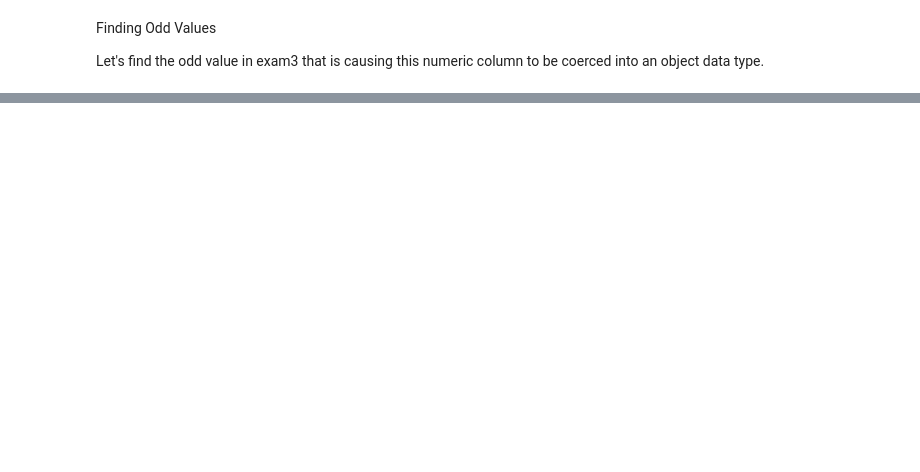
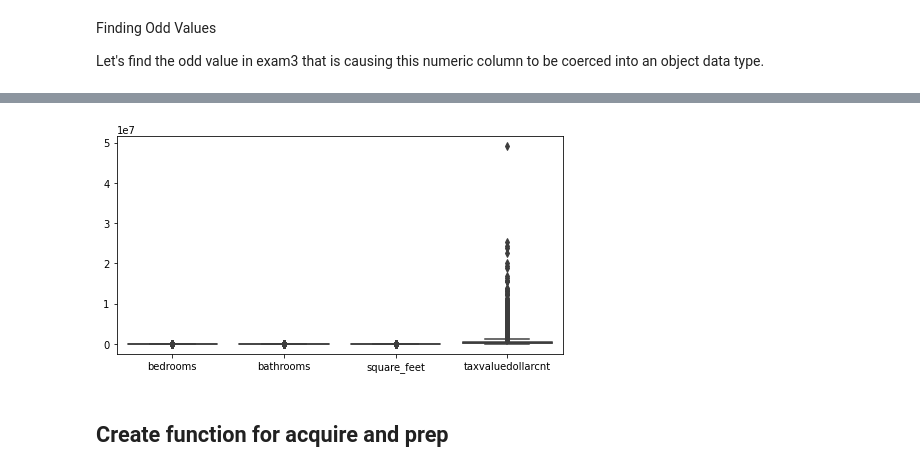
Before and after one commit to KristineCabanela/regression-project, a Jupyter notebook: wrangle.ipynb, the cells around one changed output, grey strips where cells are left out. Saved outputs shown, nothing was run; the diff lists cells and outputs as text; code cells hidden in the pictures; blank space fills up the shorter version.

```diff
--- a/wrangle.ipynb
+++ b/wrangle.ipynb
@@ -244,0 +247,10 @@ memory usage: 130.6 MB
+# %%
+plt.figure(figsize=(8,4))
+
+# Create boxplots for all but fips.
+sns.boxplot(data=df)
+plt.show()
+# %% [output]
+[figure, added]
+# %% [markdown]
+## Create function for acquire and prep
```
Also changed, not shown: parts of 29 cells of this notebook.
